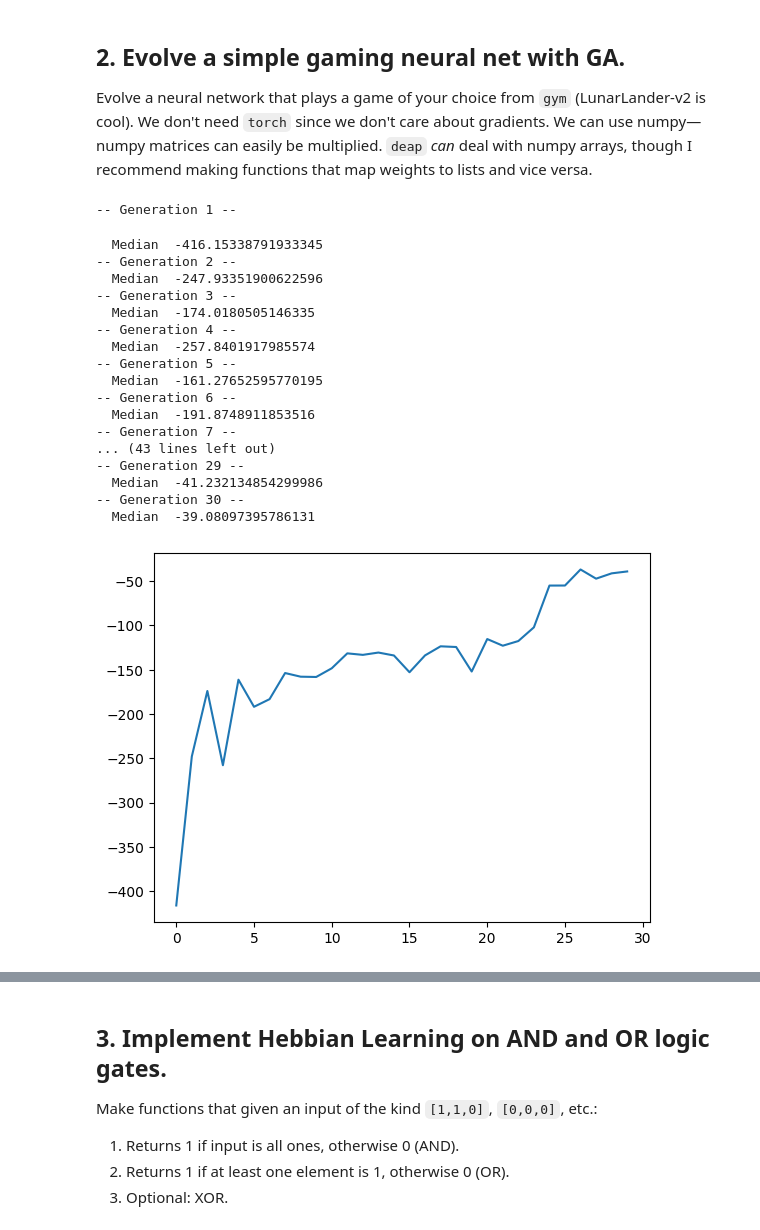
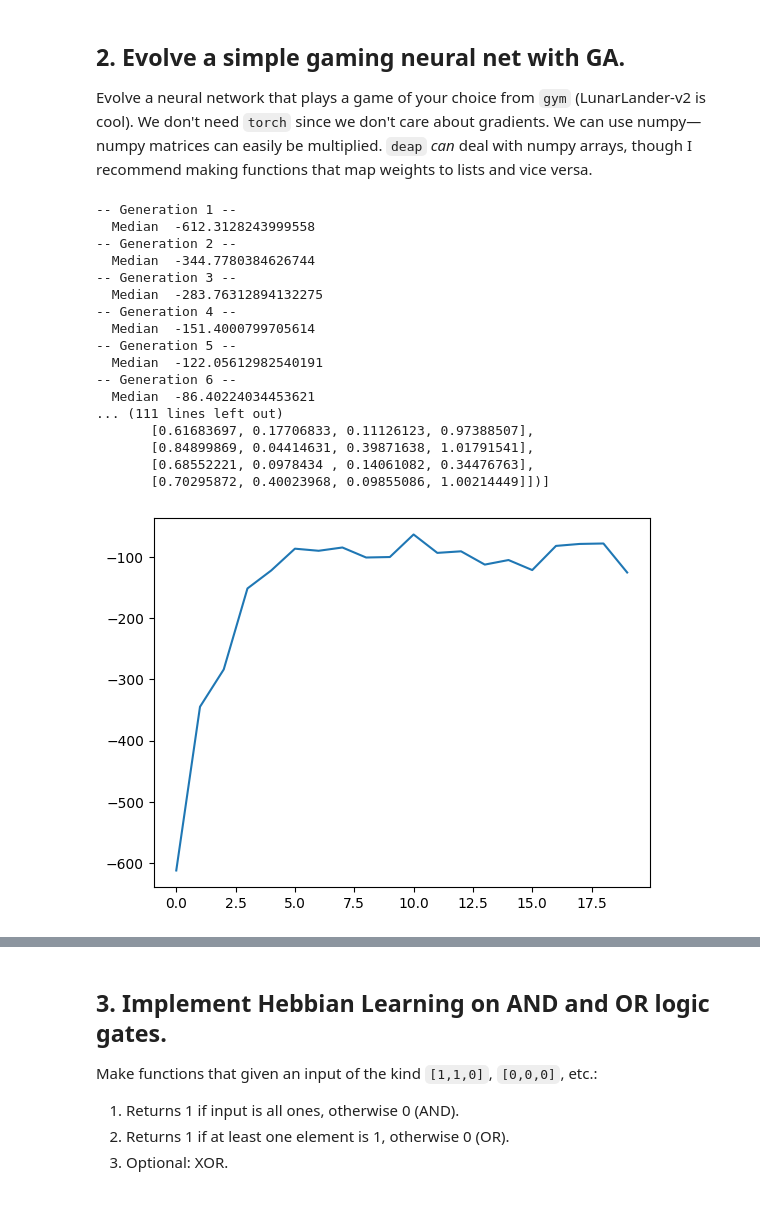
Before and after one commit to MariaRadmer/DeepLearn, a Jupyter notebook: labs/lab7.ipynb, the cells around one changed output, grey strips where cells are left out. Drawn from its saved outputs; the diff is of its cells as text; code cells hidden in the pictures.

```diff
--- a/labs/lab7.ipynb
+++ b/labs/lab7.ipynb
@@ -327,7 +322,8 @@ import random
 from copy import deepcopy
 import gym
 import matplotlib.pyplot as plt
-
+import torch
+import pickle
 
 import gym
 
@@ -374,12 +370,7 @@ def fitness_for_population(pop):
     sum2 = sum(x*x for x in fits)
     std = abs(sum2 / length - mean**2)**0.5
 
-    """print("  Min %s" % min(fits))
-    print("  Max %s" % max(fits))
-    print("  Avg %s" % mean)"""
     print("  Median ",np.median(np.array(fits)))
-    #print("  Std %s" % std)
-    #print("\n")
     fitness.append(np.median(np.array(fits)))
 
     return fits
@@ -395,22 +386,27 @@ def eval_network(individual):
     state, _ = env.reset()
     done = False
     total_r = 0
+    max_actions = 400
+    max_actions_count = 0
 
-    while not done:
+    while (not done) and (max_actions_count < max_actions):
         action = get_action(individual, state)  # env.action_space.sample #
         next_state, reward, done, _, _ = env.step(action)
         total_r += reward
         state = next_state
+        max_actions_count+=1
     return total_r,
 
 
 def mutate_network(offspring):
-    mutate_chance = 0.15
+    mutate_chance_drastic = 0.10
+    mutate_chance = 0.20
     for individual in offspring:
-        if random.random() < mutate_chance:
+        if random.random() <= mutate_chance:
             for layer in individual:
                 for node in layer:
                     toolbox.mutate(node)
+        if random.random() <= mutate_chance:
             tools.mutGaussian(individual,0.0,0.2,0.5)
     return offspring
 
@@ -423,9 +419,9 @@ toolbox.register("evaluate", eval_network)
 
 ys = []
 
-# 30 itr 100pop = 1min
-itr = 30
-pop_size = 100
+# 30 itr 70pop = ca. 1min
+itr = 20#200
+pop_size = 30#300
 
 
 generation = 0
@@ -439,56 +435,57 @@ plt.ion()
 while generation < itr:
 
     generation = generation + 1
     print("-- Generation %i --" % generation)
 
     offspring = toolbox.select(pop,len(pop))
     offspring = list(map(toolbox.clone, offspring))
 
     mutate_network(offspring)
     for i in range(len(offspring)):
         #print(i,(len(offspring)))
         eval_fit = toolbox.evaluate(offspring[i])
 
 
         if eval_fit > best_eval:
             best_eval = eval_fit
             best = offspring[i]
             best.fitness.values = eval_fit
 
         offspring[i].fitness.values = eval_fit
     pop[:] = offspring
     fits = fitness_for_population(pop)
 
 
-"""    plt.plot(ys)
-    plt.draw()
-    plt.pause(0.0001)
-    plt.clf()"""
+filename = '7.2-Best_4.txt'
+
+file = open(filename, 'wb')
+pickle.dump(best,file)
+file.close()
+
+print(best)
 
 plt.plot(fitness)
 env.close()
 
-
-#print(best)
+# 125 gen should be above 100
 # %% [output]
 -- Generation 1 --
+  Median  -612.3128243999558
+-- Generation 2 --
+  Median  -344.7780384626744
+-- Generation 3 --
+  Median  -283.76312894132275
+-- Generation 4 --
+  Median  -151.4000799705614
+-- Generation 5 --
+  Median  -122.05612982540191
+-- Generation 6 --
+  Median  -86.40224034453621
+... (111 lines left out)
+       [0.61683697, 0.17706833, 0.11126123, 0.97388507],
+       [0.84899869, 0.04414631, 0.39871638, 1.01791541],
+       [0.68552221, 0.0978434 , 0.14061082, 0.34476763],
+       [0.70295872, 0.40023968, 0.09855086, 1.00214449]])]
-  Median  -416.15338791933345
--- Generation 2 --
-  Median  -247.93351900622596
--- Generation 3 --
-  Median  -174.0180505146335
--- Generation 4 --
-  Median  -257.8401917985574
--- Generation 5 --
-  Median  -161.27652595770195
--- Generation 6 --
-  Median  -191.8748911853516
--- Generation 7 --
-... (43 lines left out)
--- Generation 29 --
-  Median  -41.232134854299986
--- Generation 30 --
-  Median  -39.08097395786131
-[figure, old version]
+[figure, new version]
 # %%
 import gym
```
Also changed, not shown: parts of 6 cells of this notebook, 15 other files.
